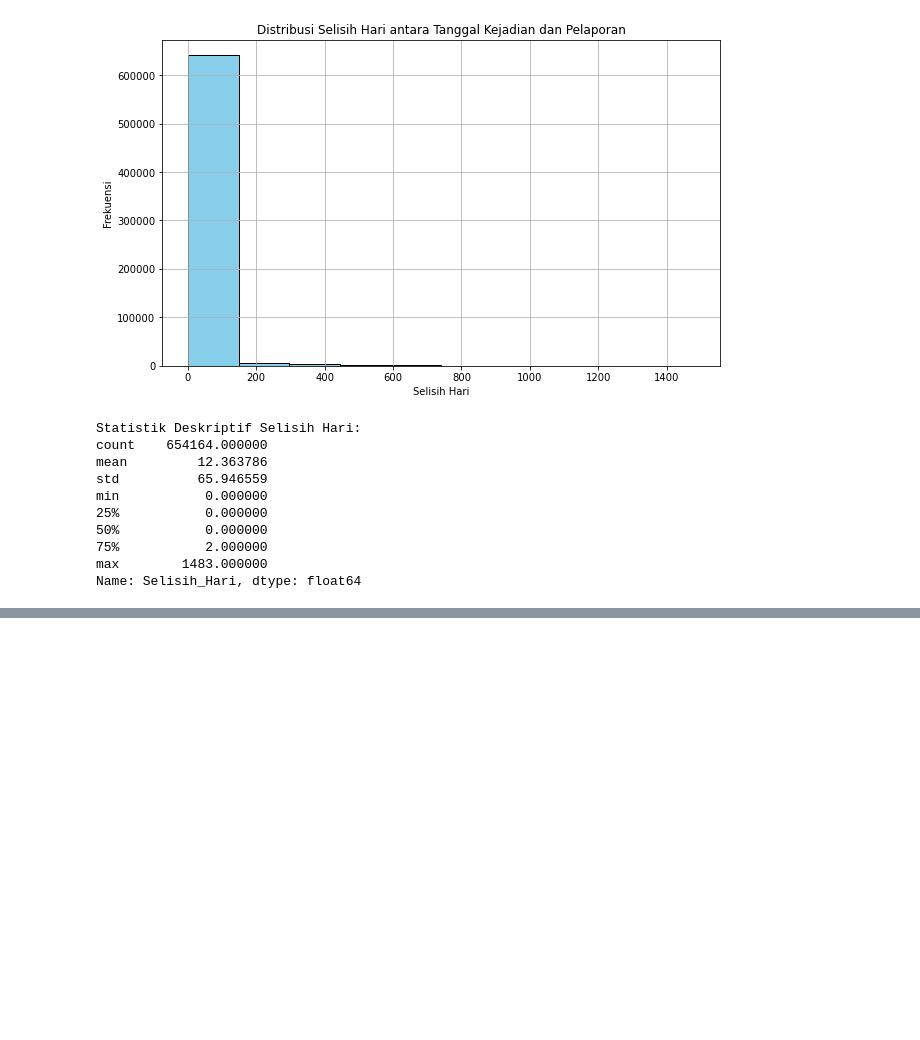
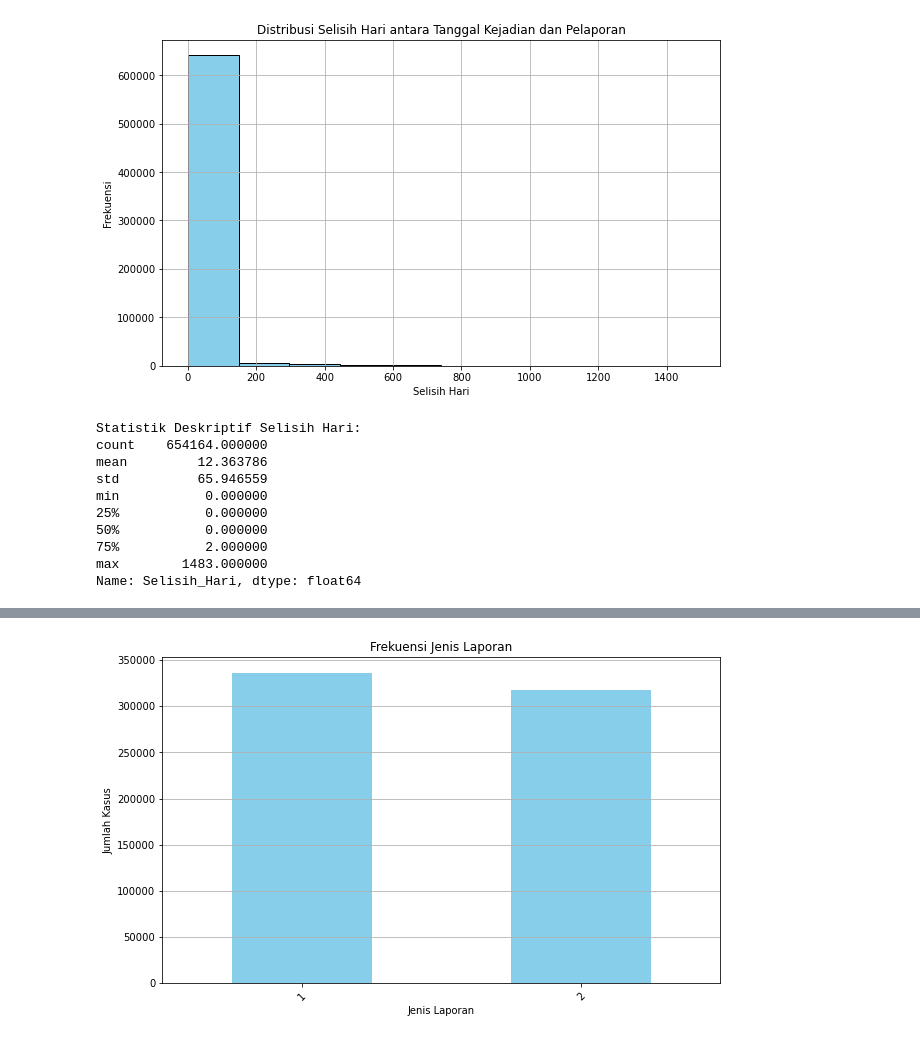
Before and after one commit to RIFF7/capstone-project, a Jupyter notebook: capstone_project.ipynb, the cells around one changed output, grey strips where cells are left out. Cells and saved outputs as stored; diff of their text form; code cells hidden in the pictures; blank space fills up the shorter version.

Commit message:
Analisa Tentang Bagaimana Kasus Kejahatan Ditangani, tahap commit 4 dan 5 ini masih dalam proses pengecekan esok hari

```diff
--- a/capstone_project.ipynb
+++ b/capstone_project.ipynb
@@ -1623,0 +1626,15 @@ plt.show()
+# %%
+# Analisis Frekuensi Jenis Laporan
+jenis_laporan_counts = data_clean['JenisLpr'].value_counts()
+print("Frekuensi Jenis Laporan:")
+print(jenis_laporan_counts)
+
+# Analisis Frekuensi Status Laporan
+status_laporan_counts = data_clean['StatLpr'].value_counts()
+print("\nFrekuensi Status Laporan:")
+print(status_laporan_counts)
+
+# Analisis Deskripsi Status Laporan
+deskripsi_status_laporan = data_clean.groupby('StatLpr')['DescStatLpr'].first()
+print("\nDeskripsi Status Laporan:")
+print(deskripsi_status_laporan)
@@ -1623,0 +1659,12 @@ plt.show()
+# %%
+# Visualisasi Frekuensi Jenis Laporan
+plt.figure(figsize=(10, 6))
+jenis_laporan_counts.plot(kind='bar', color='skyblue')
+plt.title('Frekuensi Jenis Laporan')
+plt.xlabel('Jenis Laporan')
+plt.ylabel('Jumlah Kasus')
+plt.xticks(rotation=45)
+plt.grid(axis='y')
+plt.show()
+# %% [output]
+[figure, added]
```
Also changed, not shown: parts of 67 cells of this notebook.
